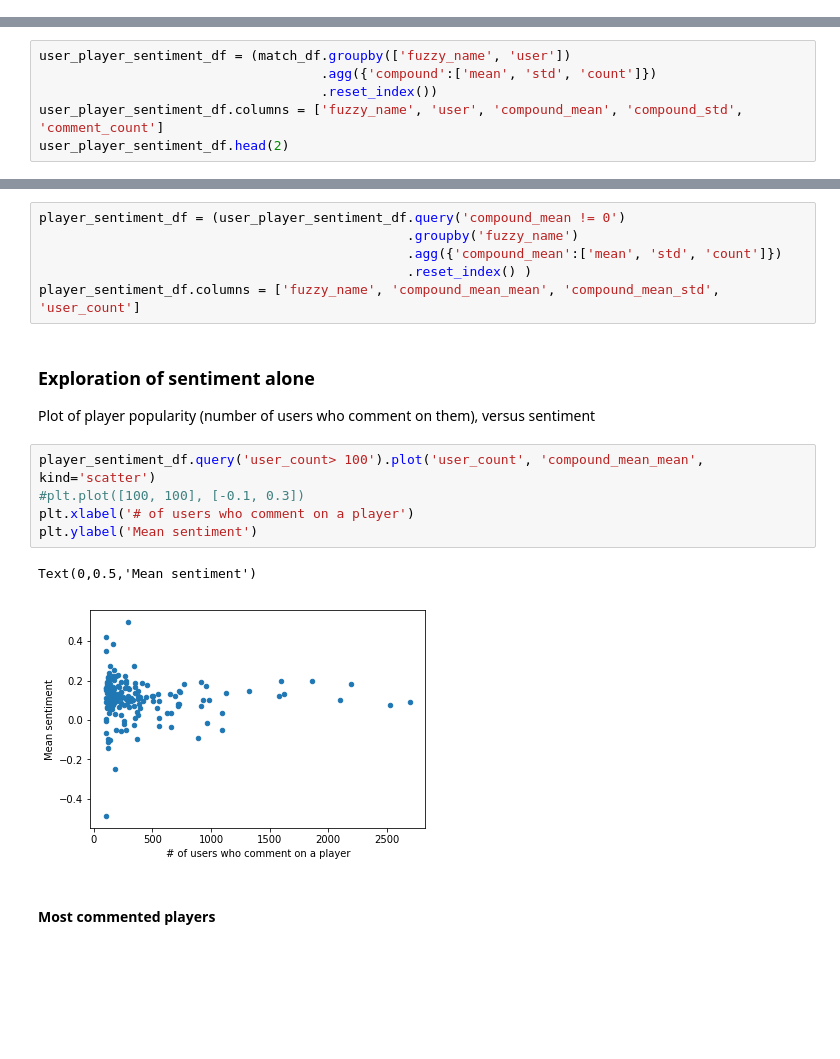
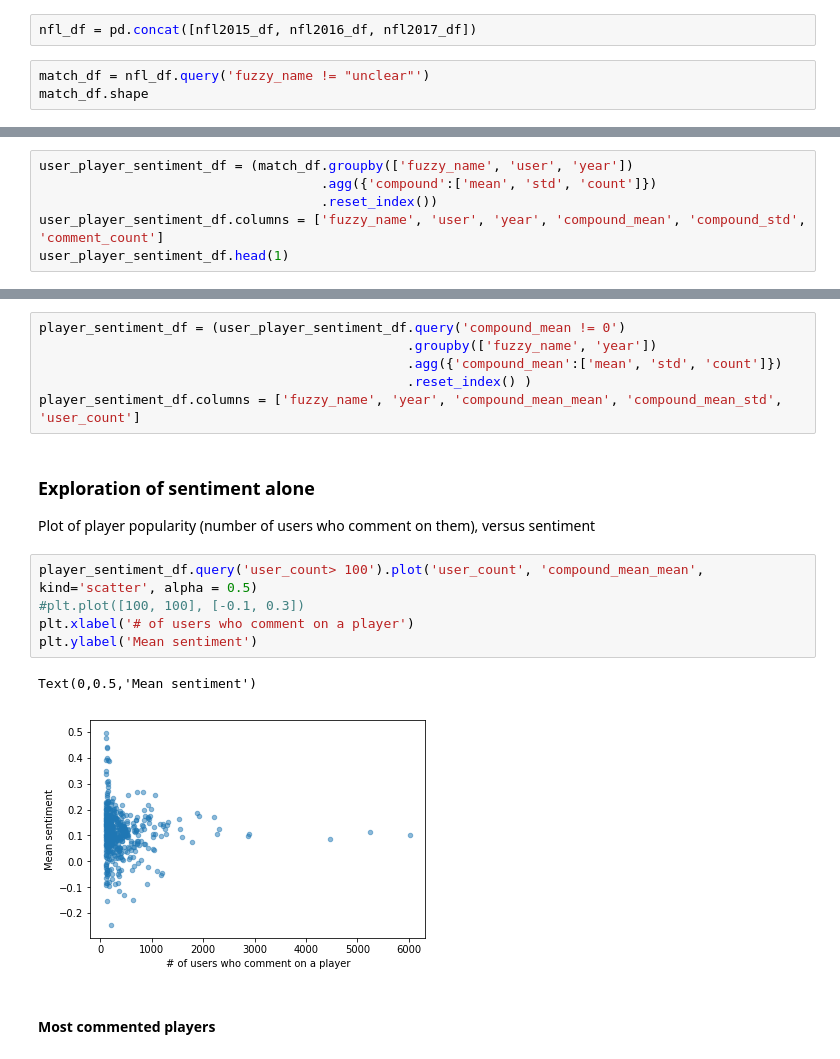
Before and after one commit to map222/trailofpapers, a Jupyter notebook: sentiment_sports/nfl-sentiment.ipynb, the cells around one changed output, grey strips where cells are left out. Saved outputs shown, nothing was run; the diff lists cells and outputs as text; blank space fills up the shorter version.

```diff
--- a/sentiment_sports/nfl-sentiment.ipynb
+++ b/sentiment_sports/nfl-sentiment.ipynb
@@ -332,2 +398,7 @@ match_df.shape
 # %% [markdown]
 #### First calculate the average sentiment for each player from each user
+# %%
+nfl_df = pd.concat([nfl2015_df, nfl2016_df, nfl2017_df])
+# %%
+match_df = nfl_df.query('fuzzy_name != "unclear"')
+match_df.shape
@@ -334,7 +407,7 @@ match_df.shape
 # %%
-user_player_sentiment_df = (match_df.groupby(['fuzzy_name', 'user'])
+user_player_sentiment_df = (match_df.groupby(['fuzzy_name', 'user', 'year'])
                                     .agg({'compound':['mean', 'std', 'count']})
                                     .reset_index())
-user_player_sentiment_df.columns = ['fuzzy_name', 'user', 'compound_mean', 'compound_std', 'comment_count']
-user_player_sentiment_df.head(2)
+user_player_sentiment_df.columns = ['fuzzy_name', 'user', 'year', 'compound_mean', 'compound_std', 'comment_count']
+user_player_sentiment_df.head(1)
 # %% [output]
@@ -345,21 +417,21 @@ user_player_sentiment_df.head(2)
 #### Then calculate the average sentiment to players across all users
 # %%
 player_sentiment_df = (user_player_sentiment_df.query('compound_mean != 0')
-                                               .groupby('fuzzy_name')
+                                               .groupby(['fuzzy_name', 'year'])
                                                .agg({'compound_mean':['mean', 'std', 'count']})
                                                .reset_index() )
-player_sentiment_df.columns = ['fuzzy_name', 'compound_mean_mean', 'compound_mean_std', 'user_count']
+player_sentiment_df.columns = ['fuzzy_name', 'year', 'compound_mean_mean', 'compound_mean_std', 'user_count']
 # %% [markdown]
 ### Exploration of sentiment alone
 Plot of player popularity (number of users who comment on them), versus sentiment
 # %%
-player_sentiment_df.query('user_count> 100').plot('user_count', 'compound_mean_mean', kind='scatter')
+player_sentiment_df.query('user_count> 100').plot('user_count', 'compound_mean_mean', kind='scatter', alpha = 0.5)
 #plt.plot([100, 100], [-0.1, 0.3])
 plt.xlabel('# of users who comment on a player')
 plt.ylabel('Mean sentiment')
 # %% [output]
 Text(0,0.5,'Mean sentiment')
-[figure, old version]
+[figure, new version]
 # %% [markdown]
 #### Most commented players
 # %%
```
Also changed, not shown: parts of 75 cells of this notebook, 5 other files.
